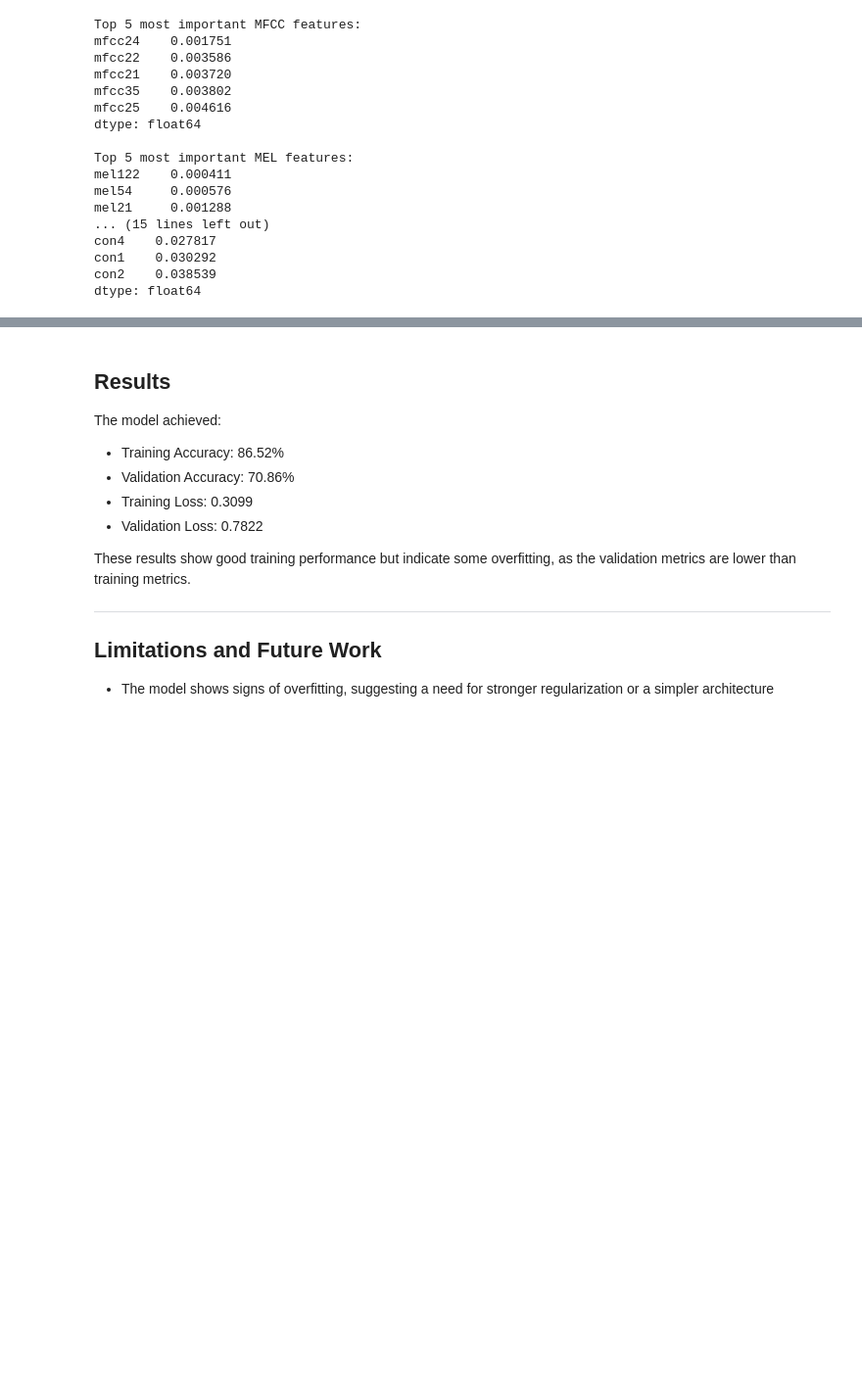
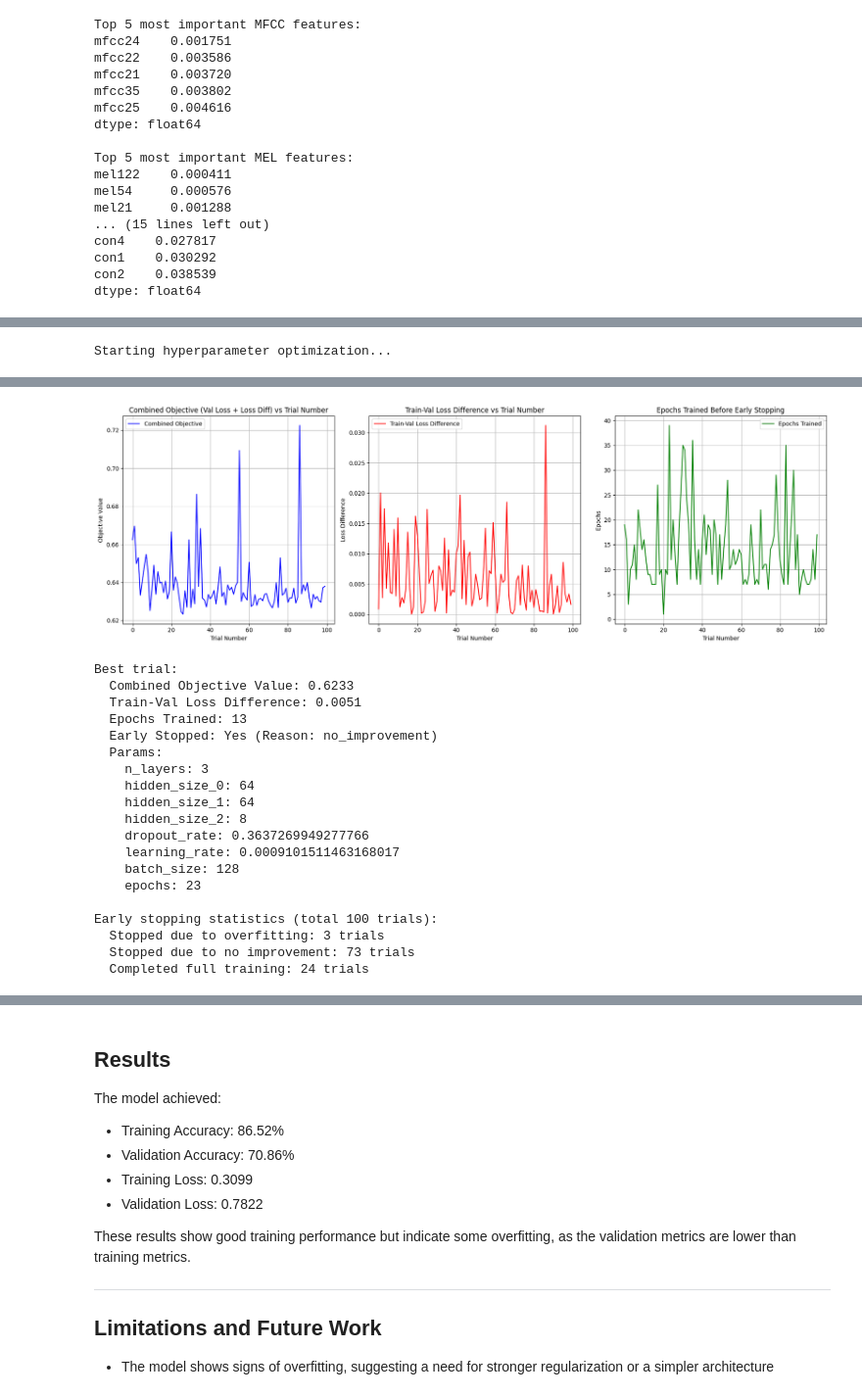
Before and after one commit to matisiekpl/coughvid-spectral, a Jupyter notebook: coughvid_analysis.ipynb, the cells around one changed output, grey strips where cells are left out. Shown at 98% size. Saved outputs shown, nothing was run; the diff lists cells and outputs as text; code cells hidden in the pictures; blank space fills up the shorter version.

Commit message:
fix: dual objective

```diff
--- a/coughvid_analysis.ipynb
+++ b/coughvid_analysis.ipynb
@@ -961,5 +1060,5 @@ dtype: float64
 # %%
 # Perform hyperparameter optimization to find the best model configuration
 print("Starting hyperparameter optimization...")
-# best_params = optimize_hyperparameters(dataset, n_trials=100)
+best_params = optimize_hyperparameters(dataset, n_trials=100)
 # %% [output]
@@ -966,0 +1066 @@ Starting hyperparameter optimization...
+Starting hyperparameter optimization...
@@ -967,3 +1084,23 @@ Starting hyperparameter optimization...
+[figure, added]
+Best trial:
+  Combined Objective Value: 0.6233
+  Train-Val Loss Difference: 0.0051
+  Epochs Trained: 13
+  Early Stopped: Yes (Reason: no_improvement)
+  Params:
+    n_layers: 3
+    hidden_size_0: 64
+    hidden_size_1: 64
+    hidden_size_2: 8
+    dropout_rate: 0.3637269949277766
+    learning_rate: 0.0009101511463168017
+    batch_size: 128
+    epochs: 23
+
+Early stopping statistics (total 100 trials):
+  Stopped due to overfitting: 3 trials
+  Stopped due to no improvement: 73 trials
+  Completed full training: 24 trials
 # %%
 # Train the model using the optimized hyperparameters
 print("\nTraining model with optimized hyperparameters...")
```
Also changed, not shown: parts of 4 cells of this notebook.
